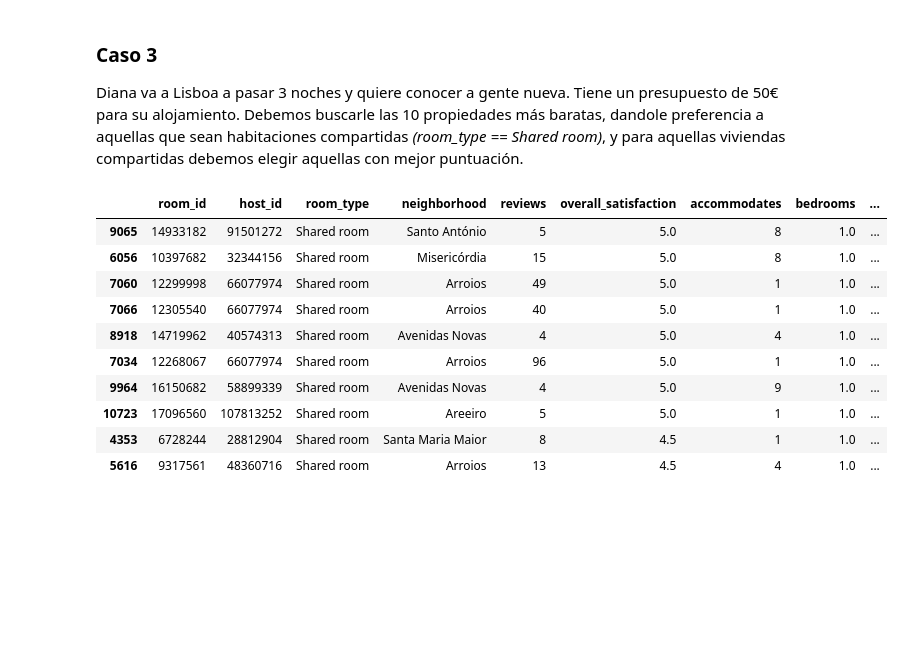
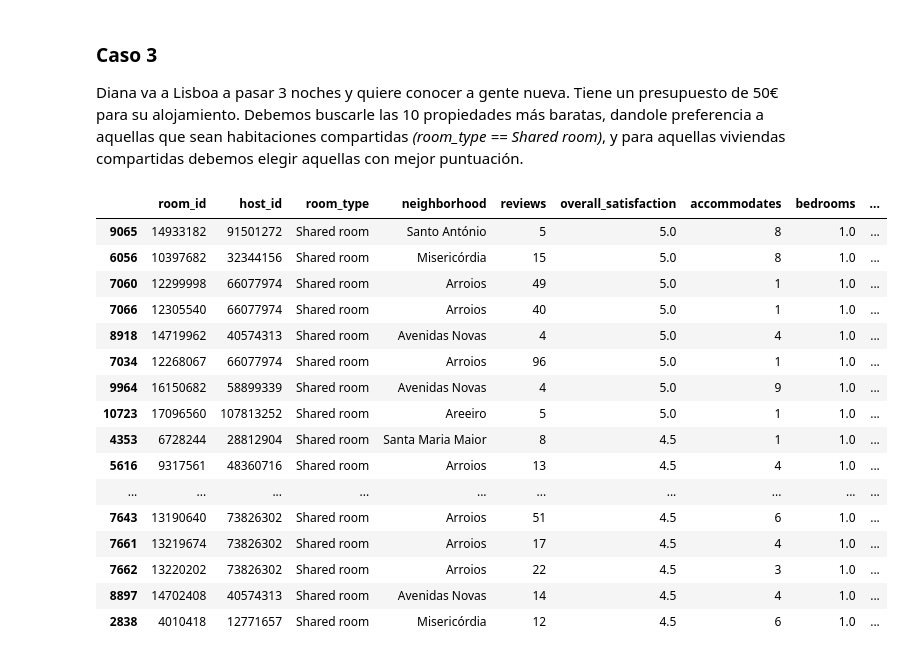
Before and after one commit to GabiLagos/PythonDataScience, a Jupyter notebook: ciencia06airbnb.ipynb, the cells around one changed output. Cells and saved outputs as stored; diff of their text form; code cells hidden in the pictures; blank space fills up the shorter version.

```diff
--- a/ciencia06airbnb.ipynb
+++ b/ciencia06airbnb.ipynb
@@ -163,17 +163,23 @@ df.query("room_id in (90387, 97503)")
 Diana va a Lisboa a pasar 3 noches y quiere conocer a gente nueva. Tiene un presupuesto de 50€ para su alojamiento. Debemos buscarle las 10 propiedades más baratas, dandole preferencia a aquellas que sean habitaciones compartidas *(room_type == Shared room)*, y para aquellas viviendas compartidas debemos elegir aquellas con mejor puntuación.
 # %%
 selc_diana=df.query("price<=50/3 & room_type=='Shared room'")
-diana_top= selc_diana.sort_values(by=['overall_satisfaction','price'], ascending=[False,True ]).head(10)
+diana_top= selc_diana.sort_values(by=['overall_satisfaction','price'], ascending=[False,True ]).head(25)
 diana_top
 # %% [output]
 |  | room_id | host_id | room_type | neighborhood | reviews | overall_satisfaction | accommodates | bedrooms | ... |
 | 9065 | 14933182 | 91501272 | Shared room | Santo António | 5 | 5.0 | 8 | 1.0 | ... |
 | 6056 | 10397682 | 32344156 | Shared room | Misericórdia | 15 | 5.0 | 8 | 1.0 | ... |
 | 7060 | 12299998 | 66077974 | Shared room | Arroios | 49 | 5.0 | 1 | 1.0 | ... |
 | 7066 | 12305540 | 66077974 | Shared room | Arroios | 40 | 5.0 | 1 | 1.0 | ... |
 | 8918 | 14719962 | 40574313 | Shared room | Avenidas Novas | 4 | 5.0 | 4 | 1.0 | ... |
 | 7034 | 12268067 | 66077974 | Shared room | Arroios | 96 | 5.0 | 1 | 1.0 | ... |
 | 9964 | 16150682 | 58899339 | Shared room | Avenidas Novas | 4 | 5.0 | 9 | 1.0 | ... |
 | 10723 | 17096560 | 107813252 | Shared room | Areeiro | 5 | 5.0 | 1 | 1.0 | ... |
 | 4353 | 6728244 | 28812904 | Shared room | Santa Maria Maior | 8 | 4.5 | 1 | 1.0 | ... |
 | 5616 | 9317561 | 48360716 | Shared room | Arroios | 13 | 4.5 | 4 | 1.0 | ... |
+| ... | ... | ... | ... | ... | ... | ... | ... | ... | ... |
+| 7643 | 13190640 | 73826302 | Shared room | Arroios | 51 | 4.5 | 6 | 1.0 | ... |
+| 7661 | 13219674 | 73826302 | Shared room | Arroios | 17 | 4.5 | 4 | 1.0 | ... |
+| 7662 | 13220202 | 73826302 | Shared room | Arroios | 22 | 4.5 | 3 | 1.0 | ... |
+| 8897 | 14702408 | 40574313 | Shared room | Avenidas Novas | 14 | 4.5 | 4 | 1.0 | ... |
+| 2838 | 4010418 | 12771657 | Shared room | Misericórdia | 12 | 4.5 | 6 | 1.0 | ... |
```
Also changed, not shown: 13 other files.
